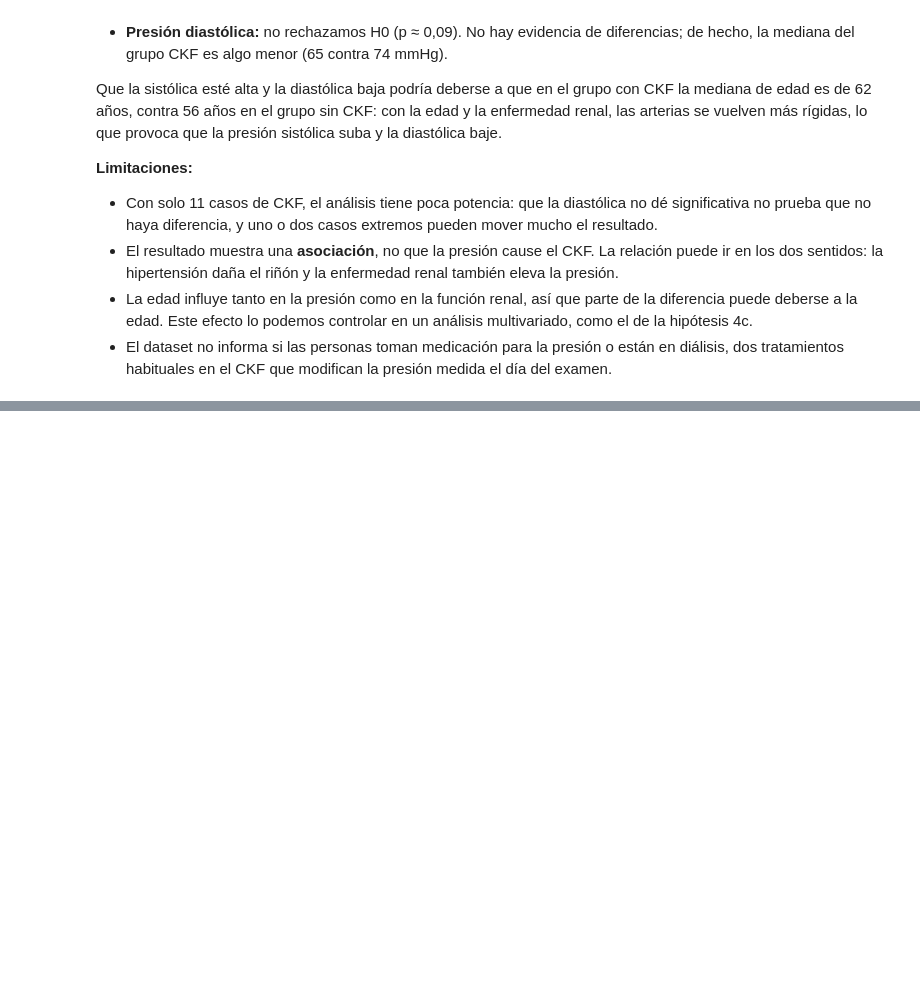
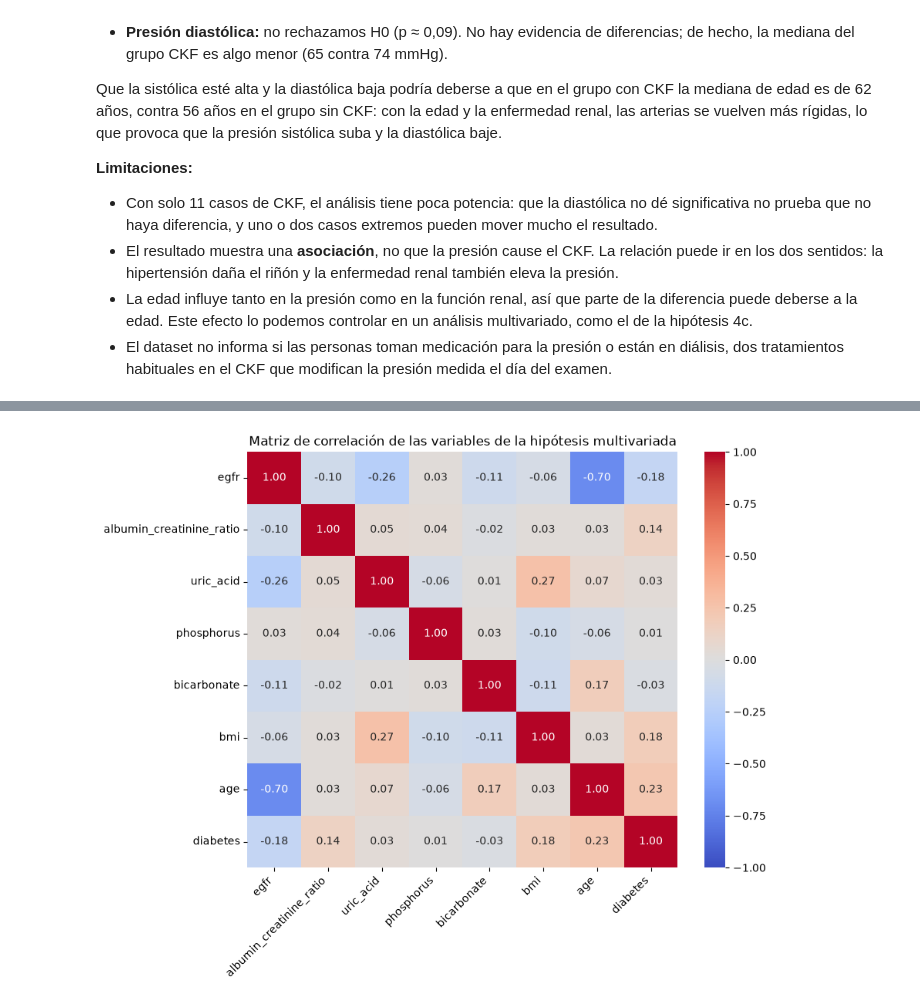
Before and after one commit to FranGonzalez354/TPE_fundamentos, a Jupyter notebook: CodeTPE.ipynb, the cells around one changed output, grey strips where cells are left out. Saved outputs shown, nothing was run; the diff lists cells and outputs as text; code cells hidden in the pictures; blank space fills up the shorter version.

Commit message:
analisis de multivariadas listo

```diff
--- a/CodeTPE.ipynb
+++ b/CodeTPE.ipynb
@@ -818,0 +1073,11 @@ Que la sistólica esté alta y la diastólica baja podría deberse a que en el g
+# %%
+data_diabetes = data[data["age"] >= 18].copy()
+data_diabetes["diabetes"] = data_diabetes["diabetes_diagnosed"].map({1: 1, 2: 0, 3: 0})
+
+variables_diabetes = ["egfr", "albumin_creatinine_ratio", "uric_acid", "phosphorus", "bicarbonate", "bmi", "age"]
+
+datos_diabetes = data_diabetes[variables_diabetes + ["diabetes"]].dropna().astype(float)
+
+print(f"Personas incluidas en el modelo: {len(datos_diabetes)}")
+print(f"Con diabetes: {int(datos_diabetes['diabetes'].sum())} ({datos_diabetes['diabetes'].mean() * 100:.2f}%)")
+print(f"Sin diabetes: {int((datos_diabetes['diabetes'] == 0).sum())}")
@@ -818,0 +1094,8 @@ Que la sistólica esté alta y la diastólica baja podría deberse a que en el g
+# %%
+plt.figure(figsize=(9, 7))
+sns.heatmap(datos_diabetes[variables_diabetes + ["diabetes"]].corr(), annot=True, cmap="coolwarm", fmt=".2f", vmin=-1, vmax=1)
+plt.title("Matriz de correlación de las variables de la hipótesis multivariada")
+plt.xticks(rotation=45, ha="right")
+plt.show()
+# %% [output]
+[figure, added]
```
Also changed, not shown: parts of 48 cells of this notebook.
